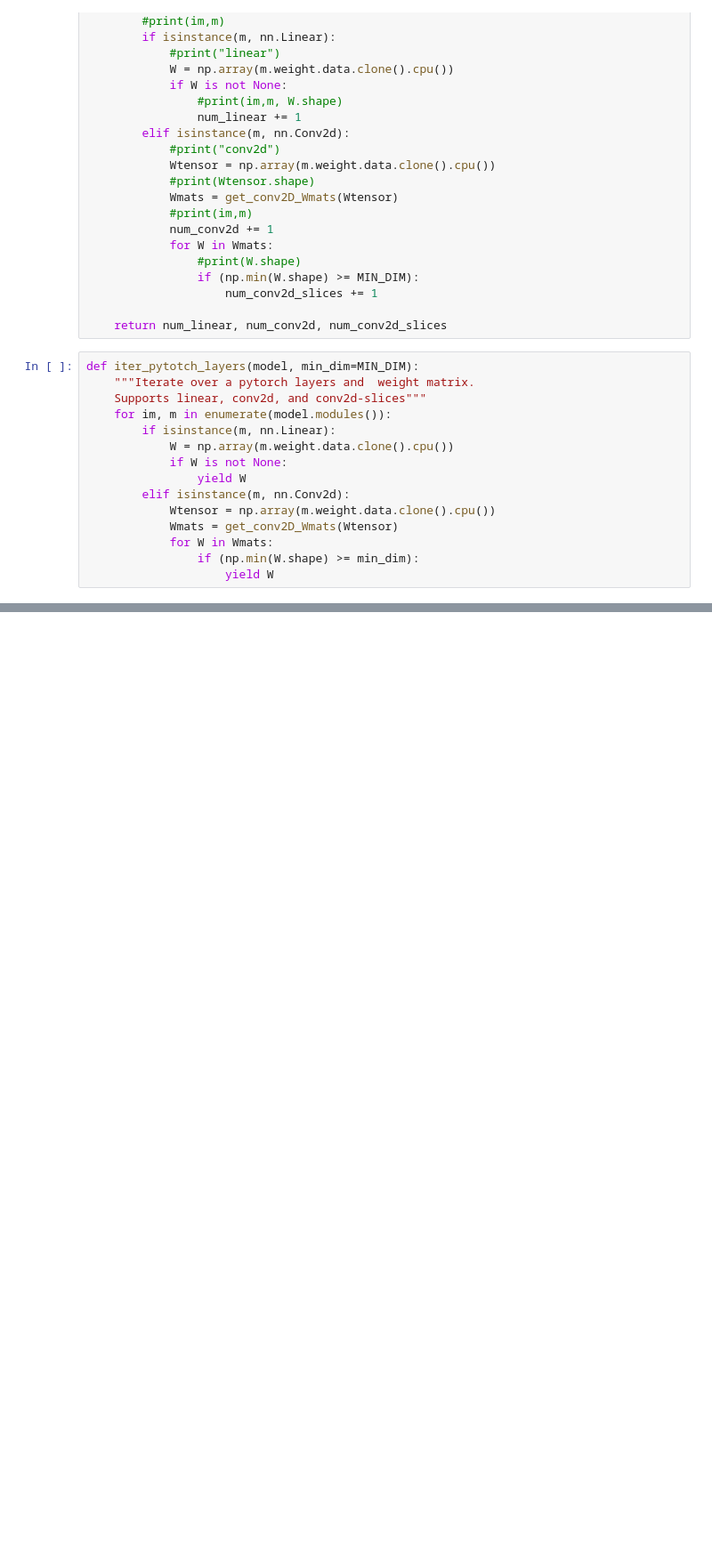
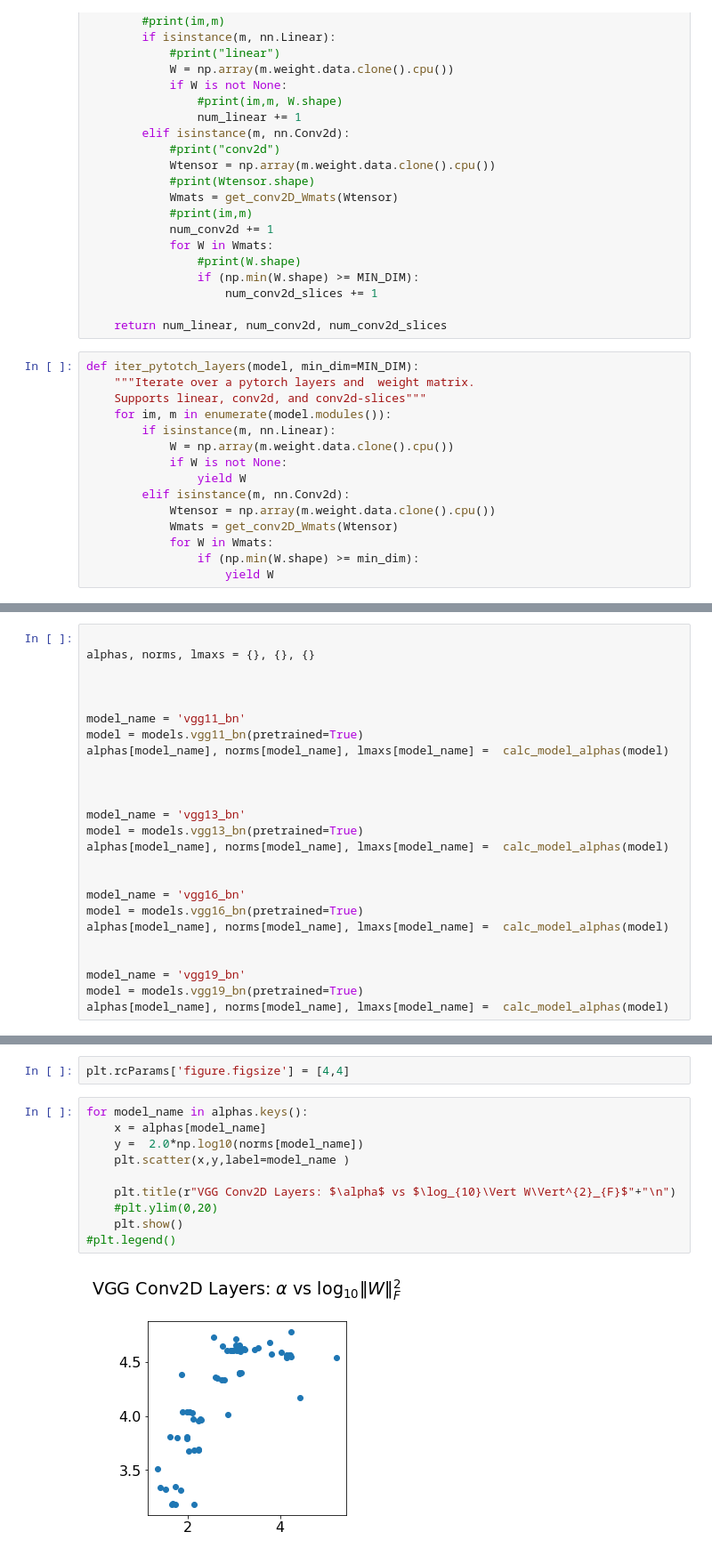
Before and after one commit to CalculatedContent/PredictingTestAccuracies, a Jupyter notebook: pyTorch-models-VGG-drilldown.ipynb, the cells around one changed output, grey strips where cells are left out. Shown: that part at 89% size. Saved outputs shown, nothing was run; the diff lists cells and outputs as text; blank space fills up the shorter version.

Commit message:
final plots added

```diff
--- a/pyTorch-models-VGG-drilldown.ipynb
+++ b/pyTorch-models-VGG-drilldown.ipynb
@@ -496,0 +249,25 @@ plot_weighgted_alpha(alphas, lmaxs, title="VGG Models")
+# %%
+
+alphas, norms, lmaxs = {}, {}, {}
+
+
+
+model_name = 'vgg11_bn'
+model = models.vgg11_bn(pretrained=True)
+alphas[model_name], norms[model_name], lmaxs[model_name] =  calc_model_alphas(model)
+
+
+
+model_name = 'vgg13_bn'
+model = models.vgg13_bn(pretrained=True)
+alphas[model_name], norms[model_name], lmaxs[model_name] =  calc_model_alphas(model)
+
+
+model_name = 'vgg16_bn'
+model = models.vgg16_bn(pretrained=True)
+alphas[model_name], norms[model_name], lmaxs[model_name] =  calc_model_alphas(model)
+
+
+model_name = 'vgg19_bn'
+model = models.vgg19_bn(pretrained=True)
+alphas[model_name], norms[model_name], lmaxs[model_name] =  calc_model_alphas(model)
@@ -496,0 +370,14 @@ plot_weighgted_alpha(alphas, lmaxs, title="VGG Models")
+# %%
+plt.rcParams['figure.figsize'] = [4,4]
+# %%
+for model_name in alphas.keys():
+    x = alphas[model_name]
+    y =  2.0*np.log10(norms[model_name])
+    plt.scatter(x,y,label=model_name )
+
+    plt.title(r"VGG Conv2D Layers: $\alpha$ vs $\log_{10}\Vert W\Vert^{2}_{F}$"+"\n")
+    #plt.ylim(0,20)
+    plt.show()
+#plt.legend()
+# %% [output]
+[figure, added]
```
Also changed, not shown: parts of 35 cells of this notebook, 1 other file.
